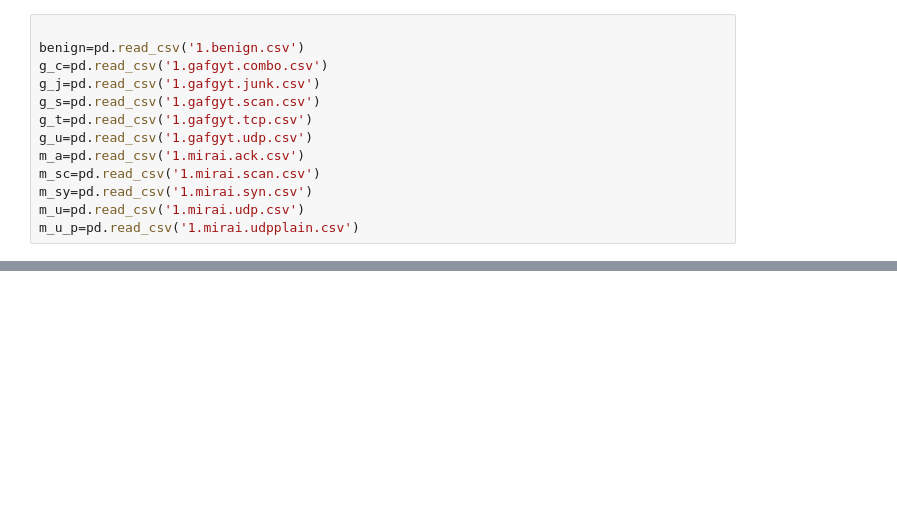
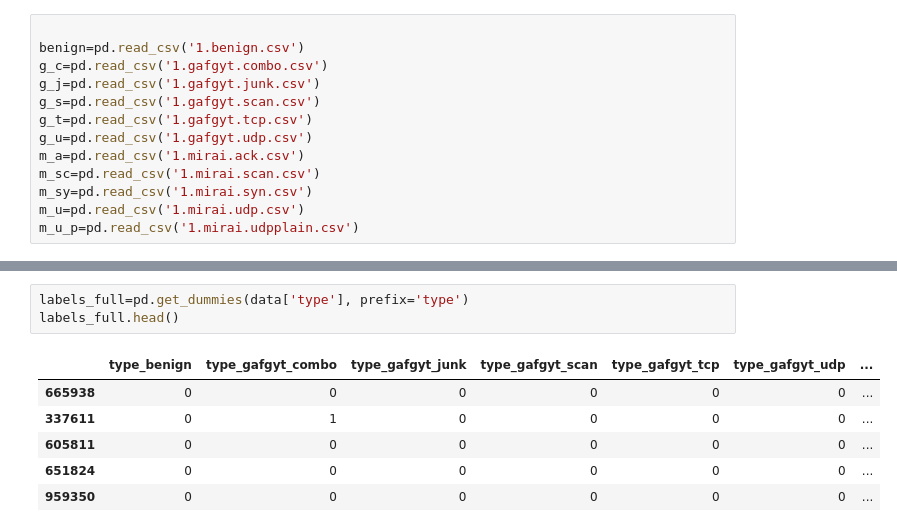
Before and after one commit to yasinicl/IoT-Intrusion-Detection, a Jupyter notebook: cnn+lstm.ipynb, the cells around one changed output, grey strips where cells are left out. Cells and saved outputs as stored; diff of their text form; blank space fills up the shorter version.

```diff
--- a/cnn+lstm.ipynb
+++ b/cnn+lstm.ipynb
@@ -45,0 +95,10 @@ m_u_p=pd.read_csv('1.mirai.udpplain.csv')
+# %%
+labels_full=pd.get_dummies(data['type'], prefix='type')
+labels_full.head()
+# %% [output]
+|  | type_benign | type_gafgyt_combo | type_gafgyt_junk | type_gafgyt_scan | type_gafgyt_tcp | type_gafgyt_udp | ... |
+| 665938 | 0 | 0 | 0 | 0 | 0 | 0 | ... |
+| 337611 | 0 | 1 | 0 | 0 | 0 | 0 | ... |
+| 605811 | 0 | 0 | 0 | 0 | 0 | 0 | ... |
+| 651824 | 0 | 0 | 0 | 0 | 0 | 0 | ... |
+| 959350 | 0 | 0 | 0 | 0 | 0 | 0 | ... |
```
Also changed, not shown: parts of 11 cells of this notebook.
